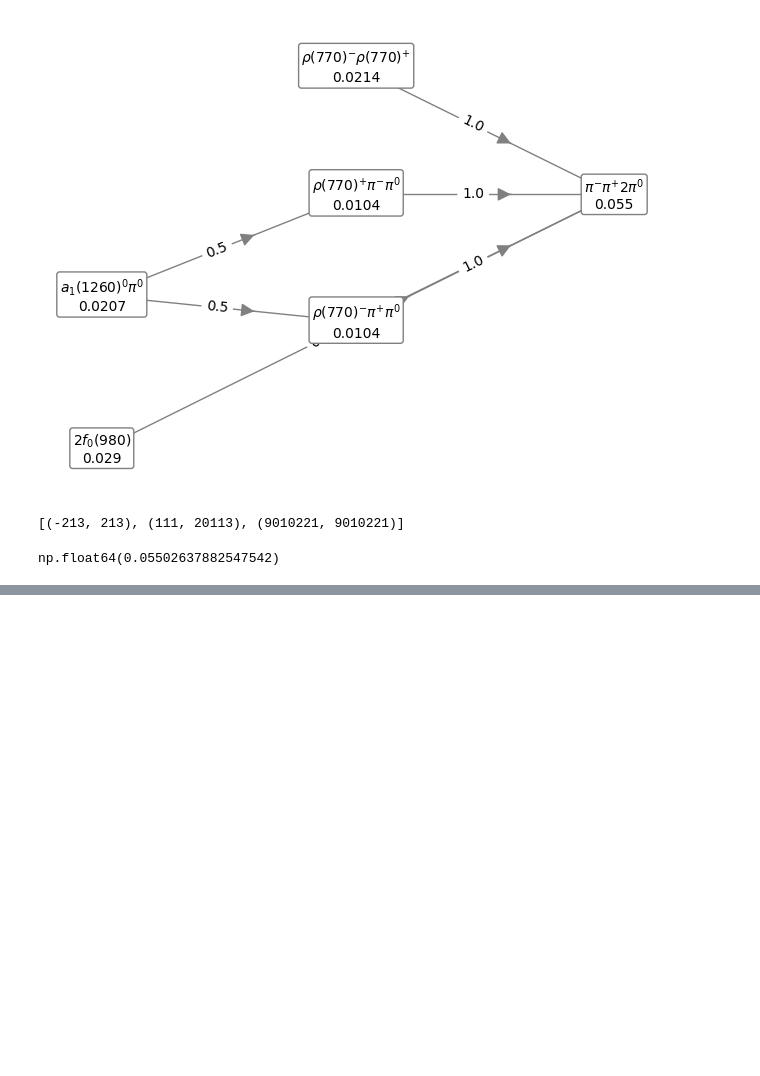
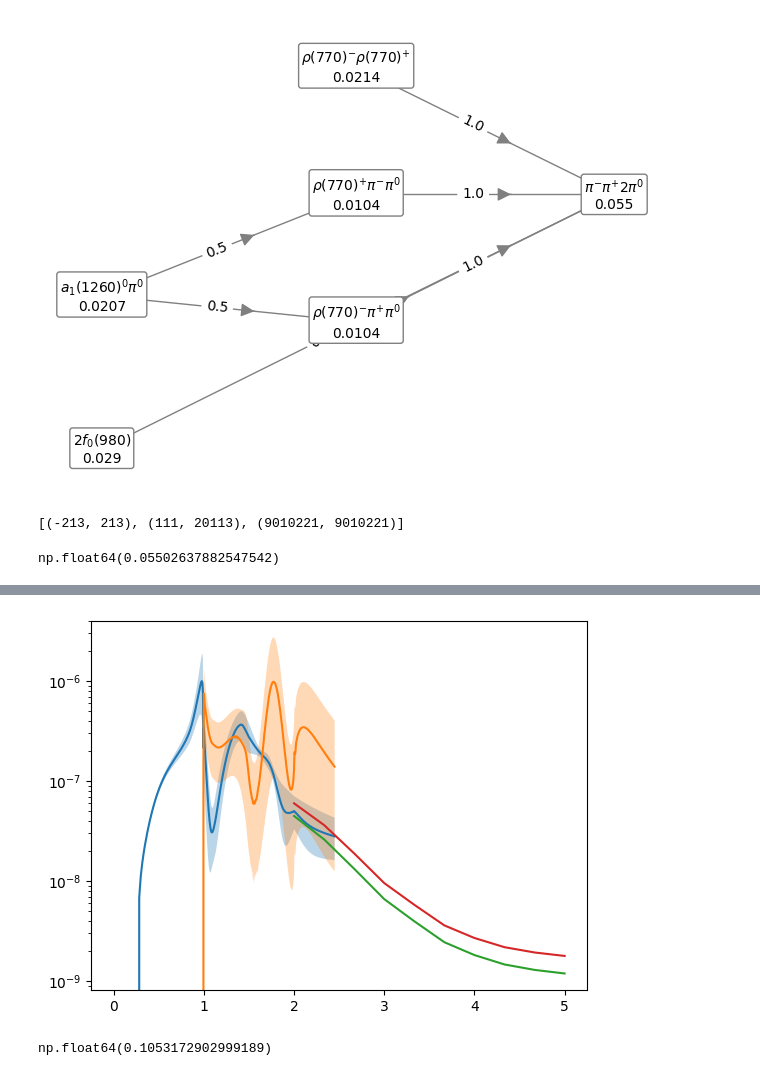
Before and after one commit to HeSeebach/ScalarHadronizer, a Jupyter notebook: parameter_fits.ipynb, the cells around one changed output, grey strips where cells are left out. Cells and saved outputs as stored; diff of their text form; code cells hidden in the pictures; blank space fills up the shorter version.

```diff
--- a/parameter_fits.ipynb
+++ b/parameter_fits.ipynb
@@ -508,0 +712,14 @@ array([-0.11249454, -0.12045255])
+# %%
+#encourage small spin supression
+def f2(x):
+    gamma_pi=x[0]
+    gamma_K=x[1]
+    gamma_tot=x[2]
+    spin_supression=x[3]
+    br_pi,br_K=pi_K_brs_2GeV(gamma_pi,gamma_K,spin_supression)
+    return np.array([1-gamma_pi/(br_pi*gamma_tot), 1-gamma_K/(br_K*gamma_tot)])
+
+res=optimize.least_squares(f2,[gamma_pi_central,gamma_K_central,gamma_tot_NNLO_central,0.5],bounds=([gamma_pi_lower,gamma_K_lower,gamma_tot_NNLO_lower,0],[gamma_pi_upper,gamma_K_upper,gamma_tot_NNLO_upper,1]))
+print(res)
+print('\n')
+print_result(res)
@@ -508,0 +744,16 @@ array([-0.11249454, -0.12045255])
+# %%
+def pi_K_brs_vec(m_array,gamma_pi,gamma_K,spin_supression):
+    ws=strange_weight(gamma_pi,gamma_K)
+    print(ws)
+    br_pi=[]
+    br_K=[]
+    for m in m_array:
+        SH=ScalarHadronizer(m*1e3,spin_supression,1,1,ws,0,0)
+        pairs=SH.make_initialMesonPairs()
+        print(pairs)
+        br_pi.append(pairs[(-211,211)]+pairs[(111,111)])
+        br_K.append(pairs[(-321,321)]+pairs[(-311,311)])
+    return br_pi,br_K
+# %%
+m=np.linspace(2,5,10)
+br_pi,br_K=pi_K_brs_vec(m,res.x[0],res.x[1],0.1)
@@ -509,3 +772,18 @@ array([-0.11249454, -0.12045255])
+# %%
+plt.plot(pi_data[:,0],pi_data[:,1])
+plt.fill_between(pi_data[:,0], pi_data[:,2],pi_data[:,3],alpha=0.3,interpolate=True)
+plt.plot(K_data[:,0],K_data[:,1])
+plt.fill_between(K_data[:,0], K_data[:,2],K_data[:,3],alpha=0.3,interpolate=True)
+plt.plot(m,np.array(br_pi)*res.x[2])
+plt.plot(m,np.array(br_K)*res.x[2])
+plt.yscale('log')
+# %% [output]
+[figure, added]
+# %%
+br_pi,br_K=pi_K_brs(res.x[0],res.x[1])
+br_K
+# %% [output]
+np.float64(0.1053172902999189)
 # %%
 from scipy.optimize import fsolve
 fsolve(f,[1,1])
```
Also changed, not shown: parts of 108 cells of this notebook, 4 other files.
